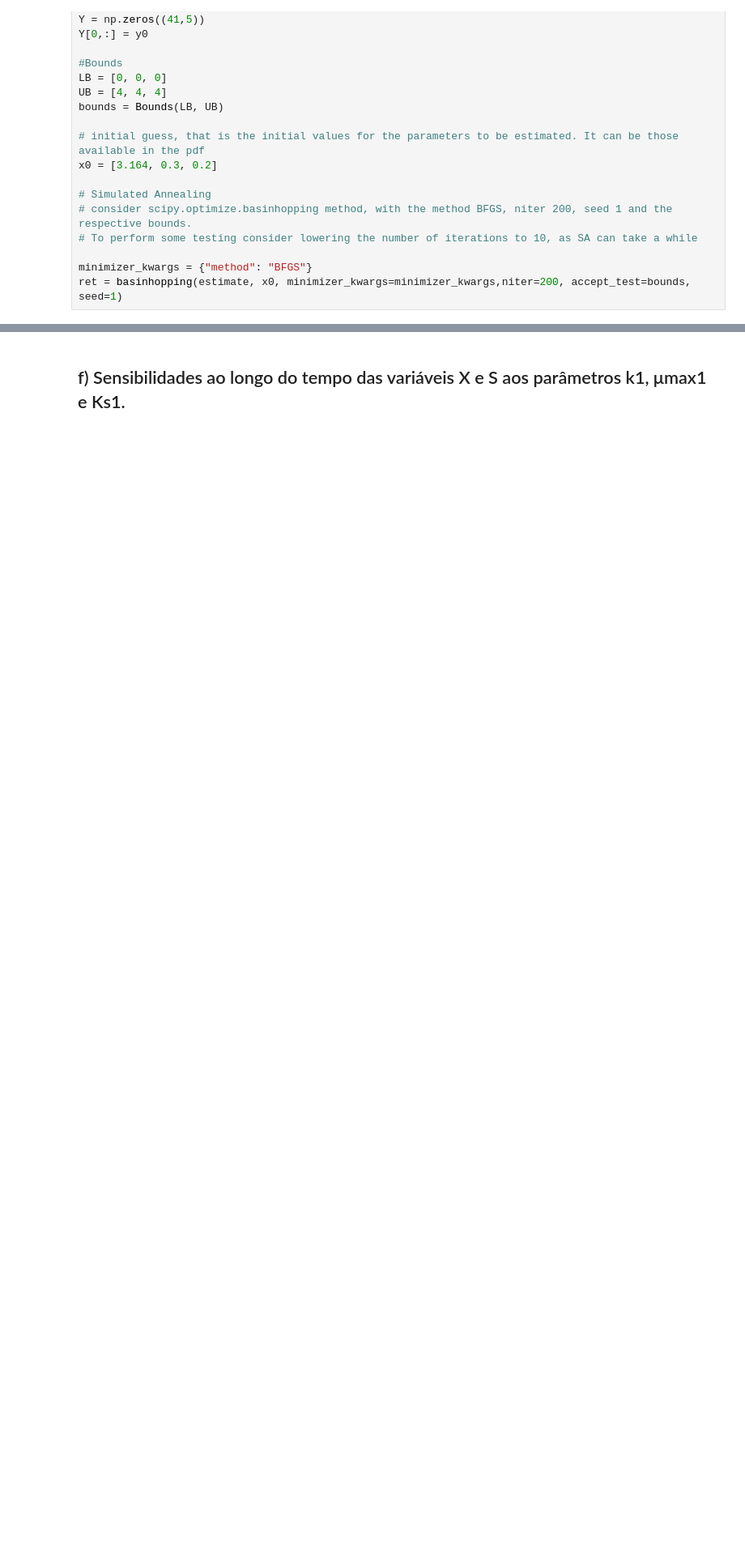
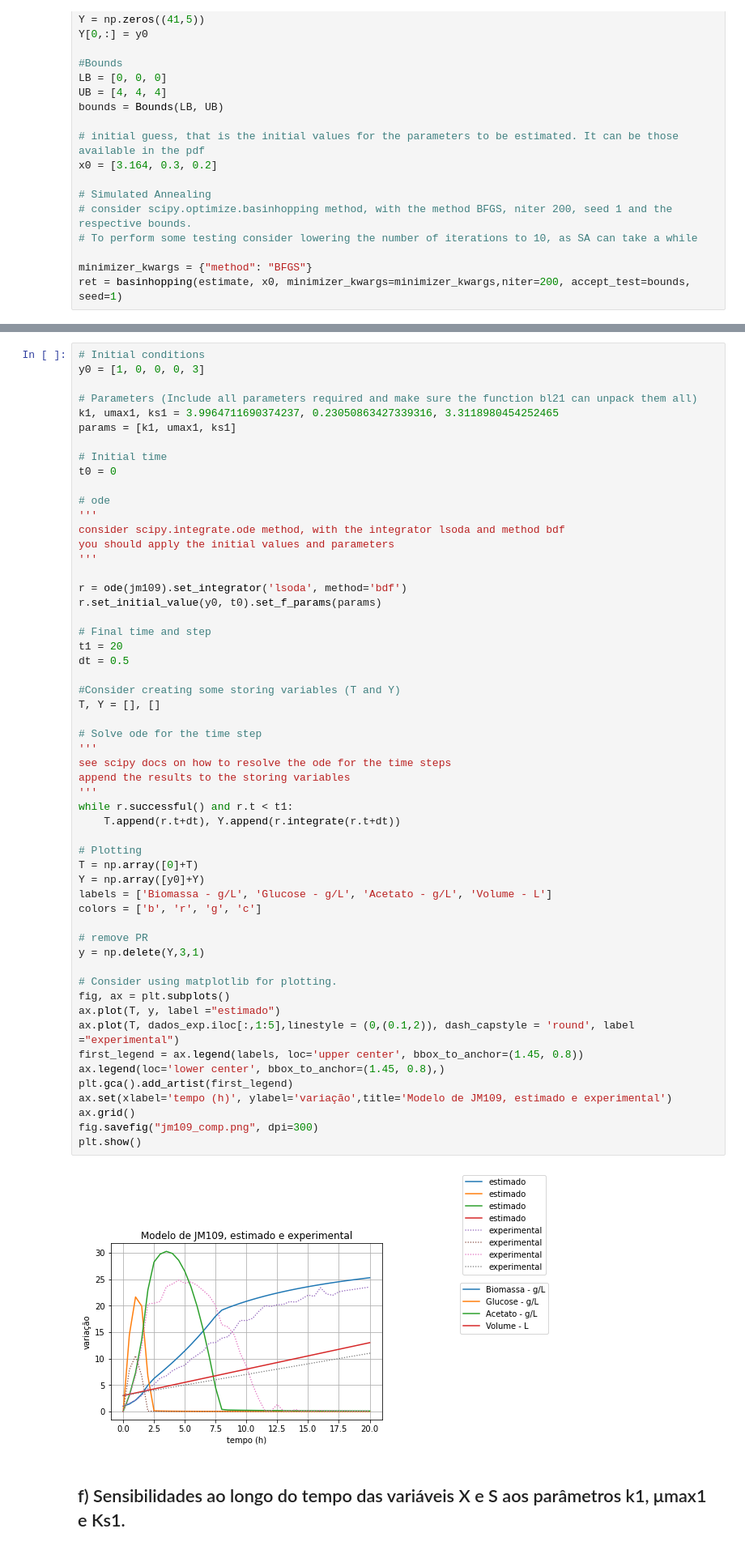
Before and after one commit to DiogoM1/MBINF_MPB_projeto, a Jupyter notebook: ficha.ipynb, the cells around one changed output, grey strips where cells are left out. Shown: that part at 81% size. Cells and saved outputs as stored; diff of their text form; blank space fills up the shorter version.

```diff
--- a/ficha.ipynb
+++ b/ficha.ipynb
@@ -385,3 +353,60 @@ plt.show()
+# %%
+# Initial conditions
+y0 = [1, 0, 0, 0, 3]
+
+# Parameters (Include all parameters required and make sure the function bl21 can unpack them all)
+k1, umax1, ks1 = 3.9964711690374237, 0.23050863427339316, 3.3118980454252465
+params = [k1, umax1, ks1]
+
+# Initial time
+t0 = 0
+
+# ode
+'''
+consider scipy.integrate.ode method, with the integrator lsoda and method bdf
+you should apply the initial values and parameters
+'''
+
+r = ode(jm109).set_integrator('lsoda', method='bdf')
+r.set_initial_value(y0, t0).set_f_params(params)
+
+# Final time and step
+t1 = 20
+dt = 0.5
+
+#Consider creating some storing variables (T and Y)
+T, Y = [], []
+
+# Solve ode for the time step
+'''
+see scipy docs on how to resolve the ode for the time steps
+append the results to the storing variables
+'''
+while r.successful() and r.t < t1:
+	T.append(r.t+dt), Y.append(r.integrate(r.t+dt))
+
+# Plotting
+T = np.array([0]+T)
+Y = np.array([y0]+Y)
+labels = ['Biomassa - g/L', 'Glucose - g/L', 'Acetato - g/L', 'Volume - L']
+colors = ['b', 'r', 'g', 'c']
+
+# remove PR
+y = np.delete(Y,3,1)
+
+# Consider using matplotlib for plotting.
+fig, ax = plt.subplots()
+ax.plot(T, y, label ="estimado")
+ax.plot(T, dados_exp.iloc[:,1:5],linestyle = (0,(0.1,2)), dash_capstyle = 'round', label ="experimental")
+first_legend = ax.legend(labels, loc='upper center', bbox_to_anchor=(1.45, 0.8))
+ax.legend(loc='lower center', bbox_to_anchor=(1.45, 0.8),)
+plt.gca().add_artist(first_legend)
+ax.set(xlabel='tempo (h)', ylabel='variação',title='Modelo de JM109, estimado e experimental')
+ax.grid()
+fig.savefig("jm109_comp.png", dpi=300)
+plt.show()
+# %% [output]
+[figure, added]
 # %% [markdown]
 ## f) Sensibilidades ao longo do tempo das variáveis X e S aos parâmetros k1, μmax1 e Ks1.
 # %%
```
Also changed, not shown: parts of 5 cells of this notebook.
